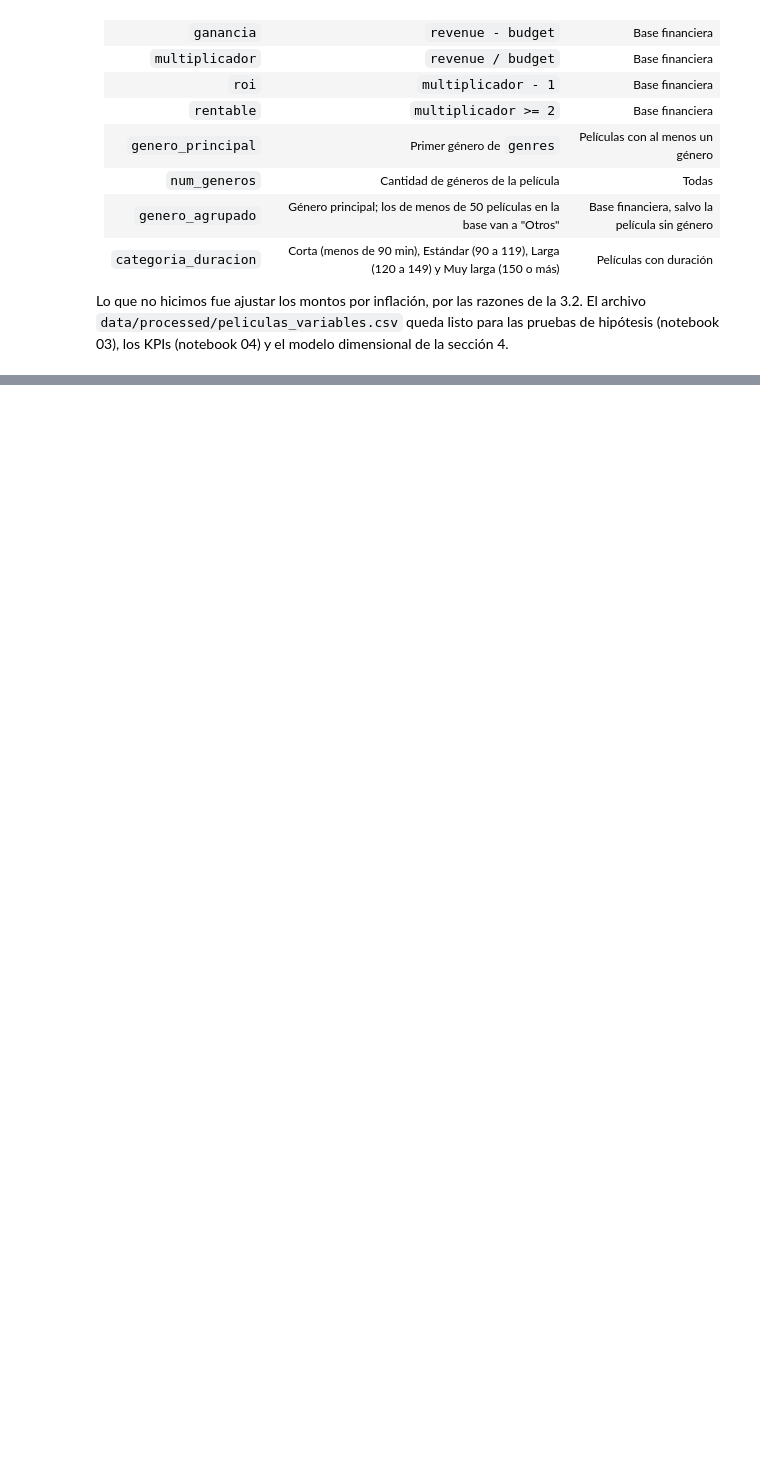
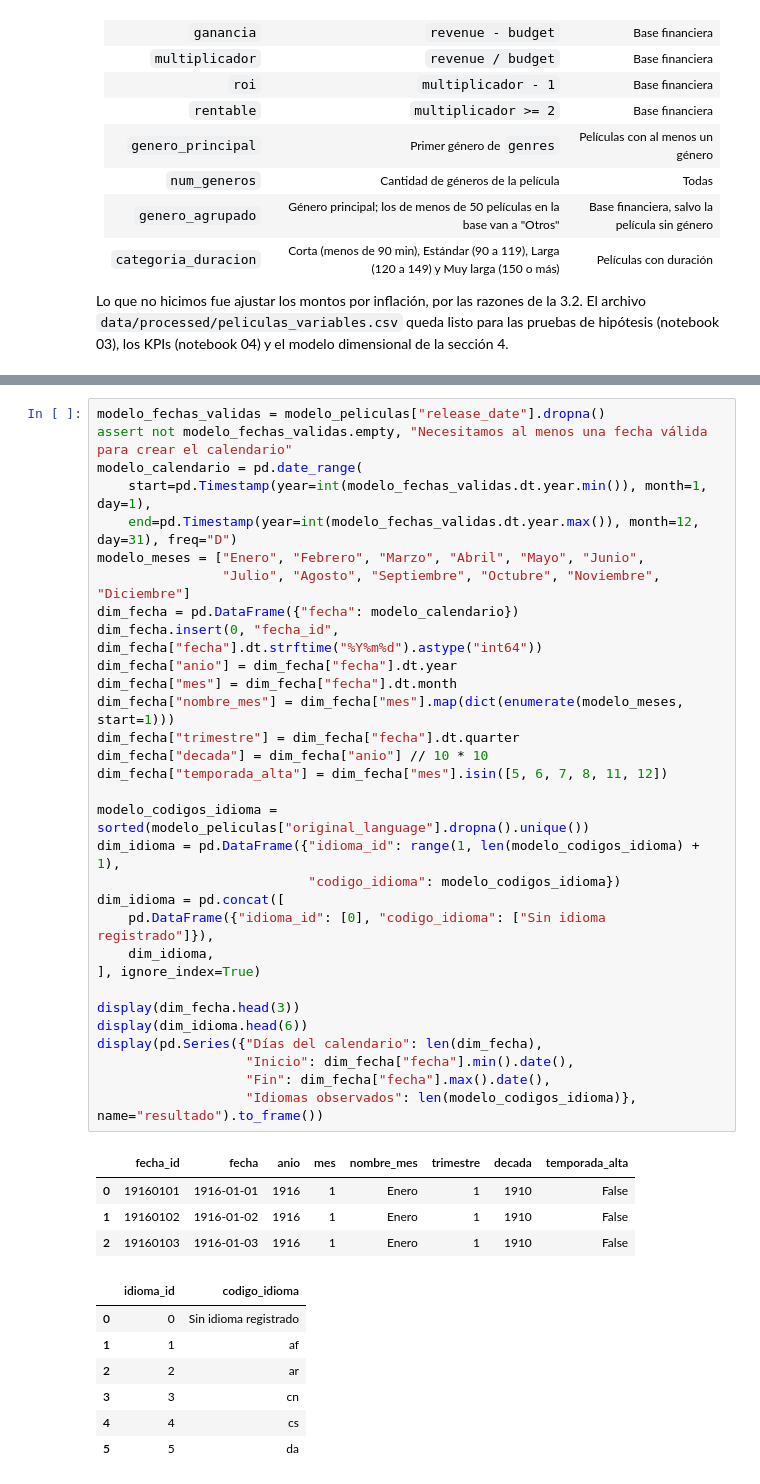
Before and after one commit to JulianHZ711/analisis-datos-evento-3, a Jupyter notebook: notebooks/02_preparacion_modelado.ipynb, the cells around one changed output, grey strips where cells are left out. Saved outputs shown, nothing was run; the diff lists cells and outputs as text; blank space fills up the shorter version.

```diff
--- a/notebooks/02_preparacion_modelado.ipynb
+++ b/notebooks/02_preparacion_modelado.ipynb
@@ -1139,0 +1229,43 @@ Lo que no hicimos fue ajustar los montos por inflación, por las razones de la 3
+# %%
+modelo_fechas_validas = modelo_peliculas["release_date"].dropna()
+assert not modelo_fechas_validas.empty, "Necesitamos al menos una fecha válida para crear el calendario"
+modelo_calendario = pd.date_range(
+    start=pd.Timestamp(year=int(modelo_fechas_validas.dt.year.min()), month=1, day=1),
+    end=pd.Timestamp(year=int(modelo_fechas_validas.dt.year.max()), month=12, day=31), freq="D")
+modelo_meses = ["Enero", "Febrero", "Marzo", "Abril", "Mayo", "Junio",
+                "Julio", "Agosto", "Septiembre", "Octubre", "Noviembre", "Diciembre"]
+dim_fecha = pd.DataFrame({"fecha": modelo_calendario})
+dim_fecha.insert(0, "fecha_id", dim_fecha["fecha"].dt.strftime("%Y%m%d").astype("int64"))
+dim_fecha["anio"] = dim_fecha["fecha"].dt.year
+dim_fecha["mes"] = dim_fecha["fecha"].dt.month
+dim_fecha["nombre_mes"] = dim_fecha["mes"].map(dict(enumerate(modelo_meses, start=1)))
+dim_fecha["trimestre"] = dim_fecha["fecha"].dt.quarter
+dim_fecha["decada"] = dim_fecha["anio"] // 10 * 10
+dim_fecha["temporada_alta"] = dim_fecha["mes"].isin([5, 6, 7, 8, 11, 12])
+
+modelo_codigos_idioma = sorted(modelo_peliculas["original_language"].dropna().unique())
+dim_idioma = pd.DataFrame({"idioma_id": range(1, len(modelo_codigos_idioma) + 1),
+                           "codigo_idioma": modelo_codigos_idioma})
+dim_idioma = pd.concat([
+    pd.DataFrame({"idioma_id": [0], "codigo_idioma": ["Sin idioma registrado"]}),
+    dim_idioma,
+], ignore_index=True)
+
+display(dim_fecha.head(3))
+display(dim_idioma.head(6))
+display(pd.Series({"Días del calendario": len(dim_fecha),
+                   "Inicio": dim_fecha["fecha"].min().date(),
+                   "Fin": dim_fecha["fecha"].max().date(),
+                   "Idiomas observados": len(modelo_codigos_idioma)}, name="resultado").to_frame())
+# %% [output]
+|  | fecha_id | fecha | anio | mes | nombre_mes | trimestre | decada | temporada_alta |
+| 0 | 19160101 | 1916-01-01 | 1916 | 1 | Enero | 1 | 1910 | False |
+| 1 | 19160102 | 1916-01-02 | 1916 | 1 | Enero | 1 | 1910 | False |
+| 2 | 19160103 | 1916-01-03 | 1916 | 1 | Enero | 1 | 1910 | False |
+|  | idioma_id | codigo_idioma |
+| 0 | 0 | Sin idioma registrado |
+| 1 | 1 | af |
+| 2 | 2 | ar |
+| 3 | 3 | cn |
+| 4 | 4 | cs |
+| 5 | 5 | da |
```
Also changed, not shown: parts of 20 cells of this notebook, 8 other files.
